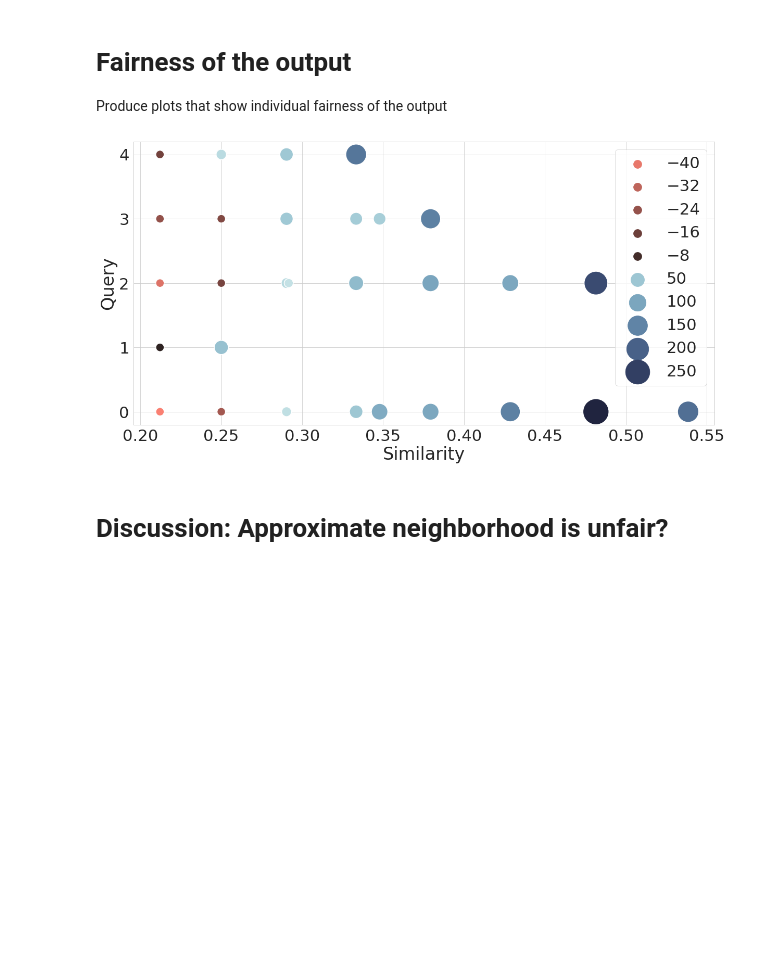
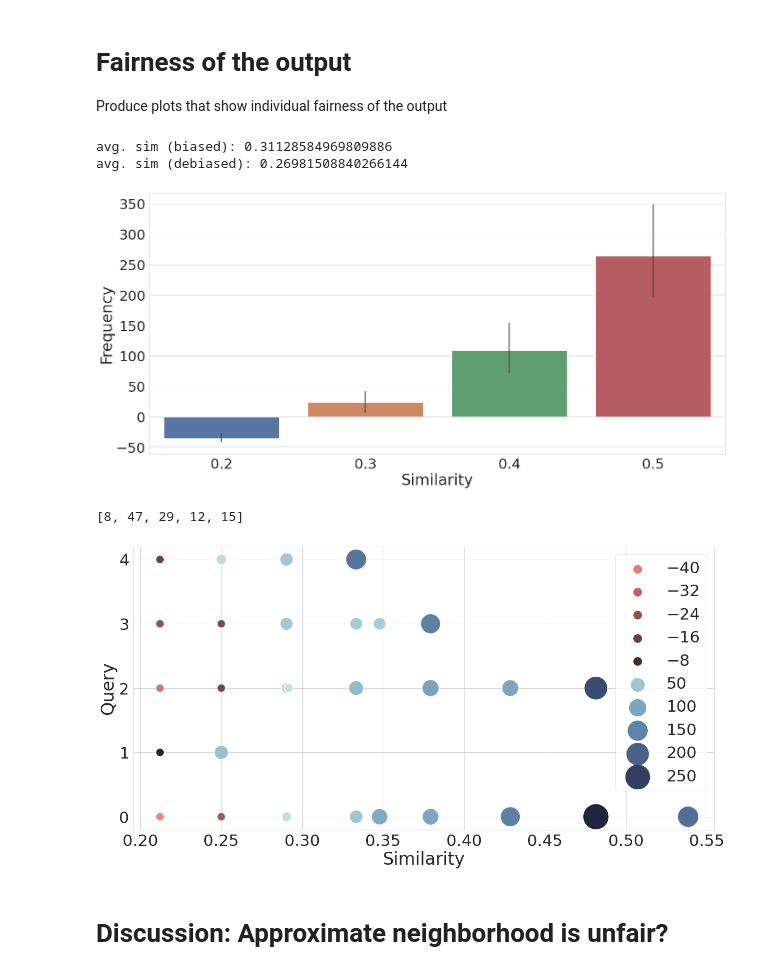
Before and after one commit to alfahaf/fair-nn, a Jupyter notebook: eval.ipynb, the cells around one changed output. Saved outputs shown, nothing was run; the diff lists cells and outputs as text; code cells hidden in the pictures; blank space fills up the shorter version.

Commit message:
Added other visualization

```diff
--- a/eval.ipynb
+++ b/eval.ipynb
@@ -212,6 +212,82 @@ def get_interesting_queries(res, ):
     queries = list(enumerate(details))
     queries.sort(key=lambda x:-x[1])
     return [i for i, q in queries[:5]]
+# %%
+import pickle
+import collections
+
+ds = "lastfm"
+k = 8
+L = 300
+w = 3700
+method = "onebitminhash"
+
+fn = f"python/results/{ds}/uniform/{method}/k_{k}_L_{L}.pickle"
+gn = f"python/results/{ds}/opt/{method}/k_{k}_L_{L}.pickle"
+with open(fn, 'rb') as f:
+    res = pickle.load(f)
+
+with open(gn, 'rb') as g:
+    res2 = pickle.load(g)
+
+query = 8
+
+interesting_queries = [query] # analysis below shows that this is an interesting query
+
+uniform_point = {}
+opt_point = {}
+diff = {}
+
+for q in interesting_queries:
+    points = res["res"][q]
+    uniform_point[q] = collections.Counter(points)
+    opt_point[q] = collections.Counter(res2["res"][q])
+
+for q in interesting_queries:
+    for p, cnt in uniform_point[q].items():
+        diff.setdefault(q, {})
+        diff[q][p] = cnt - opt_point[q][p]
+
+
+diff = diff[q]
+
+diff_with_sim = {}
+
+data, queries, _, _ = get_dataset("lastfm")
+
+for p, c in diff.items():
+    diff_with_sim[p] = (c, jaccard(data[p], queries[q]))
+
+# average with standard
+s = 0
+for p, cnt in uniform_point[q].items():
+    jj = jaccard(data[p], queries[q])
+    s += cnt * jj
+print(f"avg. sim (biased): {s / len(res['res'][q])}")
+
+# average with opt
+s = 0
+for p, cnt in opt_point[q].items():
+    s += cnt * jaccard(data[p], queries[q])
+print(f"avg. sim (debiased): {s / len(res['res'][q])}")
+
+df_dict = {
+    "freq": [],
+    "sim": []
+}
+
+
+for p, (cnt, sim) in diff_with_sim.items():
+        df_dict["freq"].append(cnt)
+        df_dict["sim"].append(float("%.1f" % sim))
+df = pd.DataFrame(data=df_dict)
+sns.barplot(data=df.rename(columns={"freq" : "Frequency", "sim" : "Similarity"}), x='Similarity', y='Frequency')
+plt.tight_layout()
+plt.savefig("plots/sampling_differences_lastfm.pdf")
+# %% [output]
+avg. sim (biased): 0.31128584969809886
+avg. sim (debiased): 0.26981508840266144
+[figure, added]
 # %%
 import pickle
 import collections
@@ -230,6 +306,7 @@ with open(fn, 'rb') as f:
 with open(gn, 'rb') as g:
     res2 = pickle.load(g)
 interesting_queries = get_interesting_queries(res)
+print(interesting_queries)
 
 uniform_point = {}
 opt_point = {}
@@ -253,6 +330,7 @@ produce_distribution_plot(diff, res["dataset"], distance_f=jaccard, r=0.2)
 #plt.show()
 #produce_distribution_plot(gn, distance_f=jaccard, r=0.2, interesting_queries=interesting_queries)
 # %% [output]
+[8, 47, 29, 12, 15]
 [figure]
 # %% [markdown]
 # Discussion: Approximate neighborhood is unfair?
```
Also changed, not shown: 1 other file.
